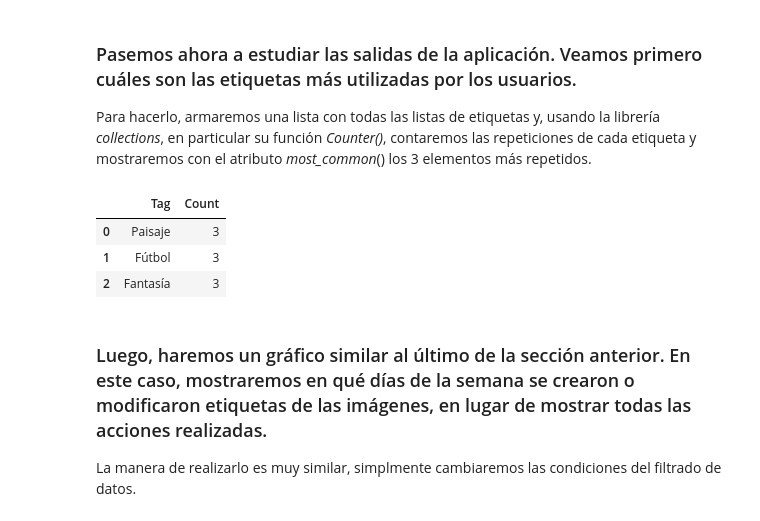
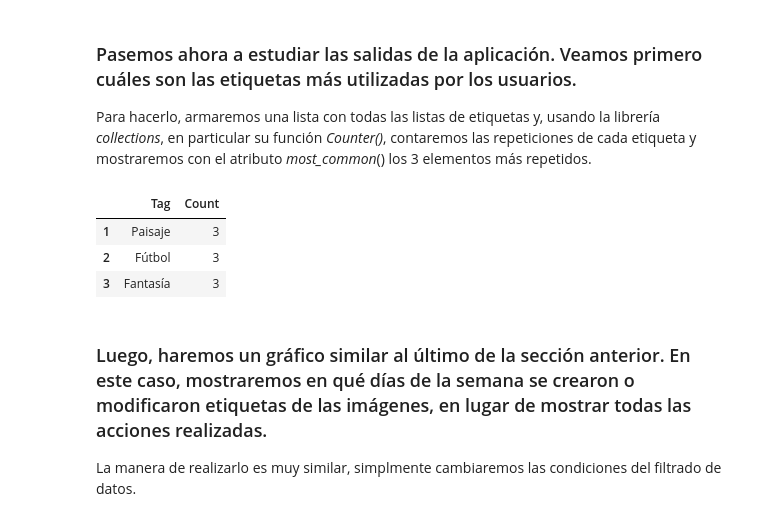
Before and after one commit to Petercantropvs/UNLPImage, a Jupyter notebook: unlpimage/estadisticas_jupyter.ipynb, the cells around one changed output. Saved outputs shown, nothing was run; the diff lists cells and outputs as text; code cells hidden in the pictures.

```diff
--- a/unlpimage/estadisticas_jupyter.ipynb
+++ b/unlpimage/estadisticas_jupyter.ipynb
@@ -389,27 +389,28 @@ Para hacerlo, armaremos una lista con todas las listas de etiquetas y, usando la
 # %%
 import ast
 from collections import Counter
 tags = []
 tags_aux = df_tags['tags'].tolist()
 
 for t in tags_aux:
     #Usamos ast.literal() para asegurarnos de tener un objeto lista a partir de un string con forma de lista.
     tags.append(ast.literal_eval(t))
 
 single_list = [item for sublist in tags for item in sublist]
 
 count = Counter(single_list)
 top = count.most_common(3)
 
 # Convertimos la salida a un DataFrame para visualizarla en formato tabla.
 df_top = pd.DataFrame(top, columns=['Tag', 'Count'])
 
+df_top.index=df_top.index+1
 df_top
 # %% [output]
 |  | Tag | Count |
-| 0 | Paisaje | 3 |
-| 1 | Fútbol | 3 |
-| 2 | Fantasía | 3 |
+| 1 | Paisaje | 3 |
+| 2 | Fútbol | 3 |
+| 3 | Fantasía | 3 |
 # %% [markdown]
 ### Luego, haremos un gráfico similar al último de la sección anterior. En este caso, mostraremos en qué días de la semana se crearon o modificaron etiquetas de las imágenes, en lugar de mostrar todas las acciones realizadas.
 
```
Also changed, not shown: parts of 2 cells of this notebook.
